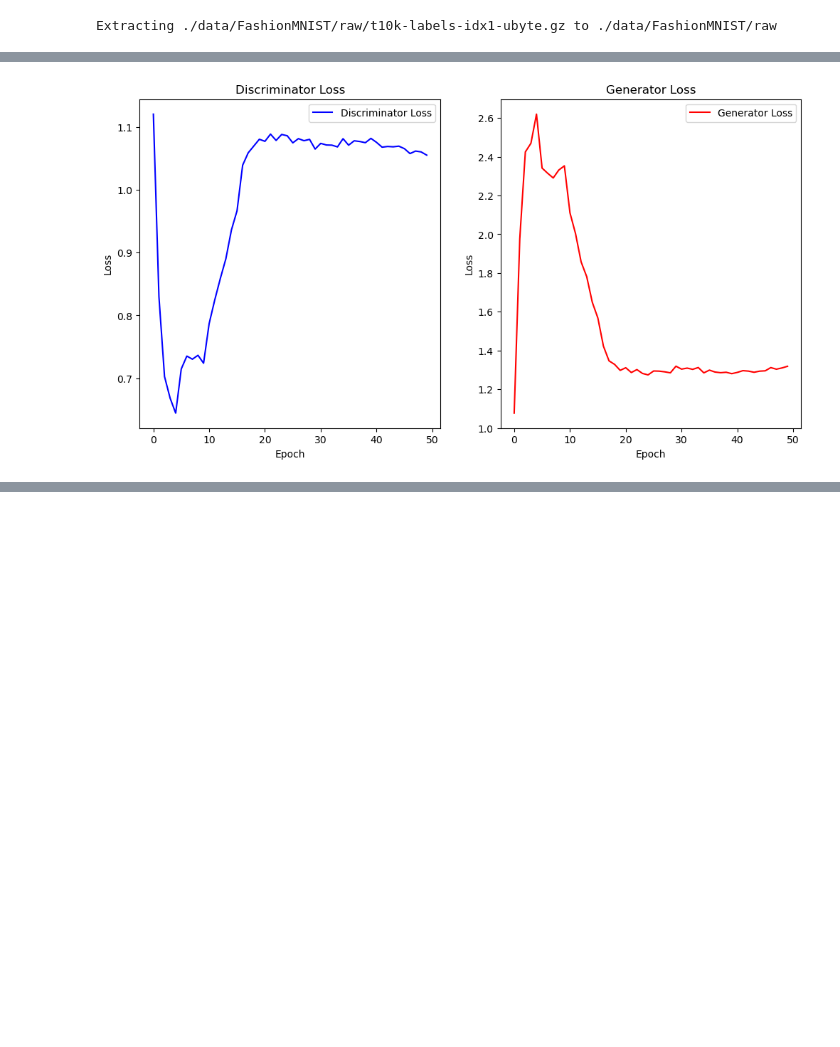
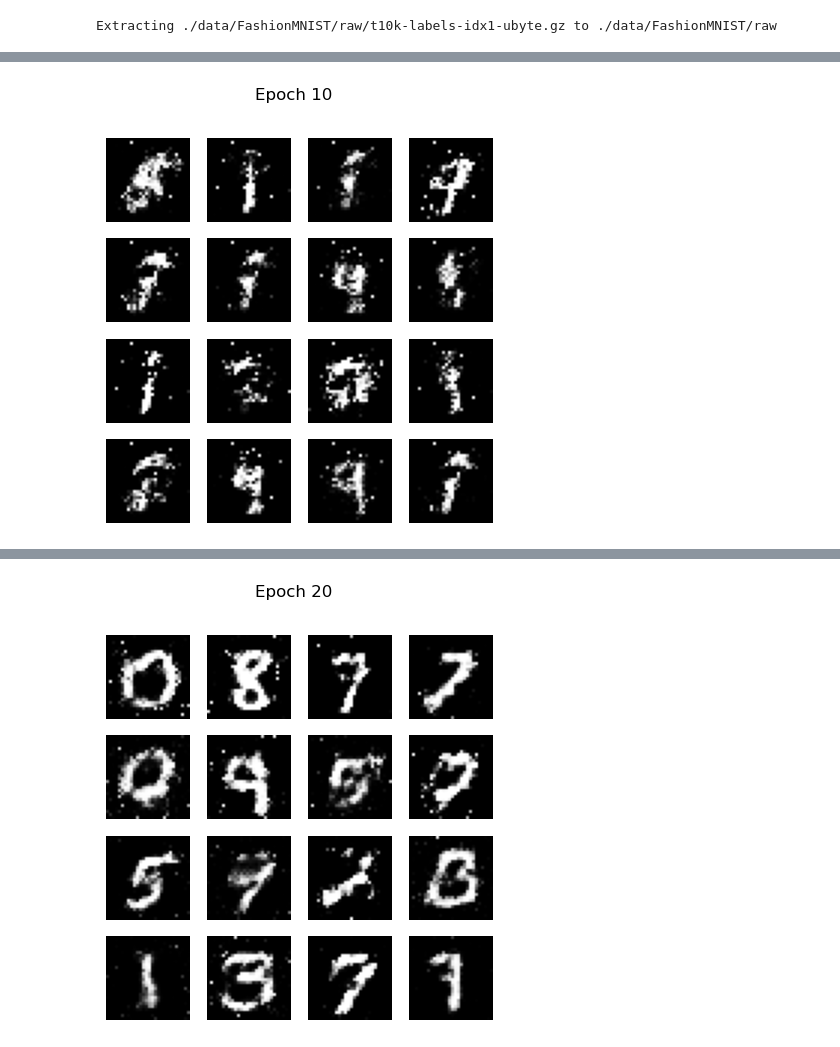
Before and after one commit to Nryreddy/GANs-Image-Generation_Minimax, a Jupyter notebook: src/gan-implementation-on-mnist-dataset.ipynb, the cells around one changed output, grey strips where cells are left out. Saved outputs shown, nothing was run; the diff lists cells and outputs as text; code cells hidden in the pictures; blank space fills up the shorter version.

Commit message:
Updated the code with less epochs

```diff
--- a/src/gan-implementation-on-mnist-dataset.ipynb
+++ b/src/gan-implementation-on-mnist-dataset.ipynb
@@ -61,7 +61,7 @@ import numpy as np
 # Hyperparameters
 batch_size = 64
 lr = 0.0001  # Reduced learning rate
-epochs = 50
+epochs = 30
 latent_dim = 64  # Reduced latent dimension
 
 # Load MNIST dataset
@@ -116,6 +116,21 @@ optimizer_D = optim.Adam(discriminator.parameters(), lr=lr, betas=(0.5, 0.999))
 # Track losses
 history = {'disc-loss': [], 'gen-loss': []}
 
+# Function to generate and save images
+def generate_and_save_images(epoch):
+    with torch.no_grad():
+        z = torch.randn(16, latent_dim)  # Generate 16 random images
+        generated_images = generator(z).cpu()
+        generated_images = generated_images * 0.5 + 0.5  # Rescale to [0, 1]
+
+        fig, axes = plt.subplots(4, 4, figsize=(5, 5))
+        for i, ax in enumerate(axes.flat):
+            ax.imshow(generated_images[i].squeeze(0), cmap='gray')
+            ax.axis('off')
+        plt.suptitle(f"Epoch {epoch}")
+        plt.savefig(f"generated_images_epoch_{epoch}.png")
+        plt.show()
+
 # Training
 for epoch in range(epochs):
     dis_losses = []
@@ -154,6 +169,10 @@ for epoch in range(epochs):
     history['disc-loss'].append(np.mean(dis_losses))
     history['gen-loss'].append(np.mean(gen_losses))
 
+    # Generate and save images every 10 epochs
+    if (epoch + 1) % 10 == 0:
+        generate_and_save_images(epoch + 1)
+
 # Plot losses
 plt.figure(figsize=(12, 6))
 plt.subplot(1, 2, 1)
@@ -191 +203 @@ Epoch 50/50: disc-loss = 1.0552, gen-loss = 1.3183
-[figure, old version]
+[figure, new version]
@@ -191,0 +214 @@ Epoch 50/50: disc-loss = 1.0552, gen-loss = 1.3183
+[figure, added]
```
Also changed, not shown: parts of 1 cell of this notebook.
